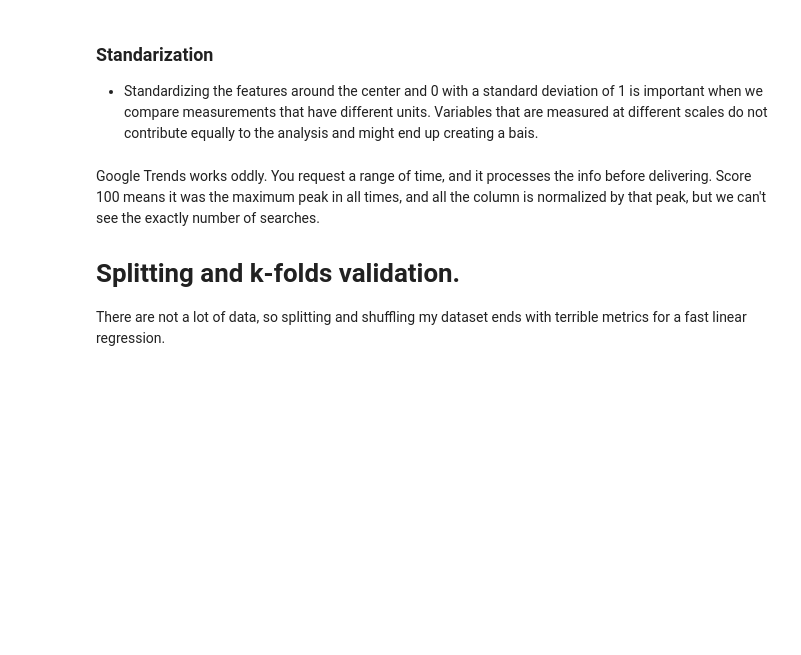
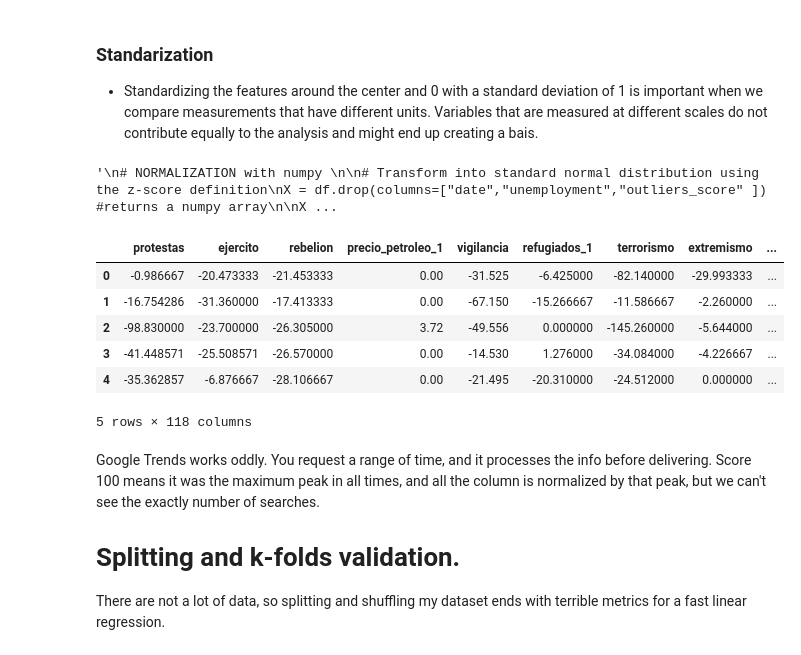
Before and after one commit to albertovpd/automated_ML_regression, a Jupyter notebook: testing.ipynb, the cells around one changed output. Saved outputs shown, nothing was run; the diff lists cells and outputs as text; code cells hidden in the pictures; blank space fills up the shorter version.

```diff
--- a/testing.ipynb
+++ b/testing.ipynb
@@ -616,0 +610,4 @@ threshold = stats.scoreatpercentile(scores_pred, 25)
+# %%
+df["outliers_score"]=scores_pred
+df =df[df["outliers_score"]>=threshold]
+df.shape
@@ -666,24 +640,37 @@ y = v[:,1]
 
 - Standardizing the features around the center and 0 with a standard deviation of 1 is important when we compare measurements that have different units. Variables that are measured at different scales do not contribute equally to the analysis and might end up creating a bais.
 # %%
-# NORMALIZATION (PENDING OF STANDARIZATION )
+'''
+# NORMALIZATION with numpy
 
 # Transform into standard normal distribution using the z-score definition
-X = df.drop(columns=["date","unemployment"]) #returns a numpy array
+X = df.drop(columns=["date","unemployment","outliers_score" ]) #returns a numpy array
+
 X = X.apply(lambda x: (x - np.mean(x)) / (np.max(x) - np.min(x)))
 target=df["unemployment"]
-X
+X.head()'''
+# %% [output]
+'\n# NORMALIZATION with numpy \n\n# Transform into standard normal distribution using the z-score definition\nX = df.drop(columns=["date","unemployment","outliers_score" ]) #returns a numpy array\n\nX ...
 # %%
-'''# remove dates and target
-X_raw = df.drop(columns=["date","unemployment"])
+# Normalizacion with sklearn
+# remove dates and target
+X_raw = df.drop(columns=["date","unemployment","outliers_score" ]) #returns a numpy array
 
-#normalizer = preprocessing.MinMaxScaler()
-#X = pd.DataFrame(normalizer.fit_transform(X_raw))
+normalizer = preprocessing.MinMaxScaler()
+X = pd.DataFrame(normalizer.fit_transform(X_raw))
 
-standardizer = preprocessing.StandardScaler()
-X = pd.DataFrame(standardizer.fit_transform(X_raw))
+#standardizer = preprocessing.StandardScaler()
+#X = pd.DataFrame(standardizer.fit_transform(X_raw))
 
 X.columns= X_raw.columns
 X.shape
 target=df["unemployment"]
-X_raw'''
+X_raw.head()
+# %% [output]
+|  | protestas | ejercito | rebelion | precio_petroleo_1 | vigilancia | refugiados_1 | terrorismo | extremismo | ... |
+| 0 | -0.986667 | -20.473333 | -21.453333 | 0.00 | -31.525 | -6.425000 | -82.140000 | -29.993333 | ... |
+| 1 | -16.754286 | -31.360000 | -17.413333 | 0.00 | -67.150 | -15.266667 | -11.586667 | -2.260000 | ... |
+| 2 | -98.830000 | -23.700000 | -26.305000 | 3.72 | -49.556 | 0.000000 | -145.260000 | -5.644000 | ... |
+| 3 | -41.448571 | -25.508571 | -26.570000 | 0.00 | -14.530 | 1.276000 | -34.084000 | -4.226667 | ... |
+| 4 | -35.362857 | -6.876667 | -28.106667 | 0.00 | -21.495 | -20.310000 | -24.512000 | 0.000000 | ... |
+5 rows × 118 columns
```
Also changed, not shown: parts of 35 cells of this notebook.
